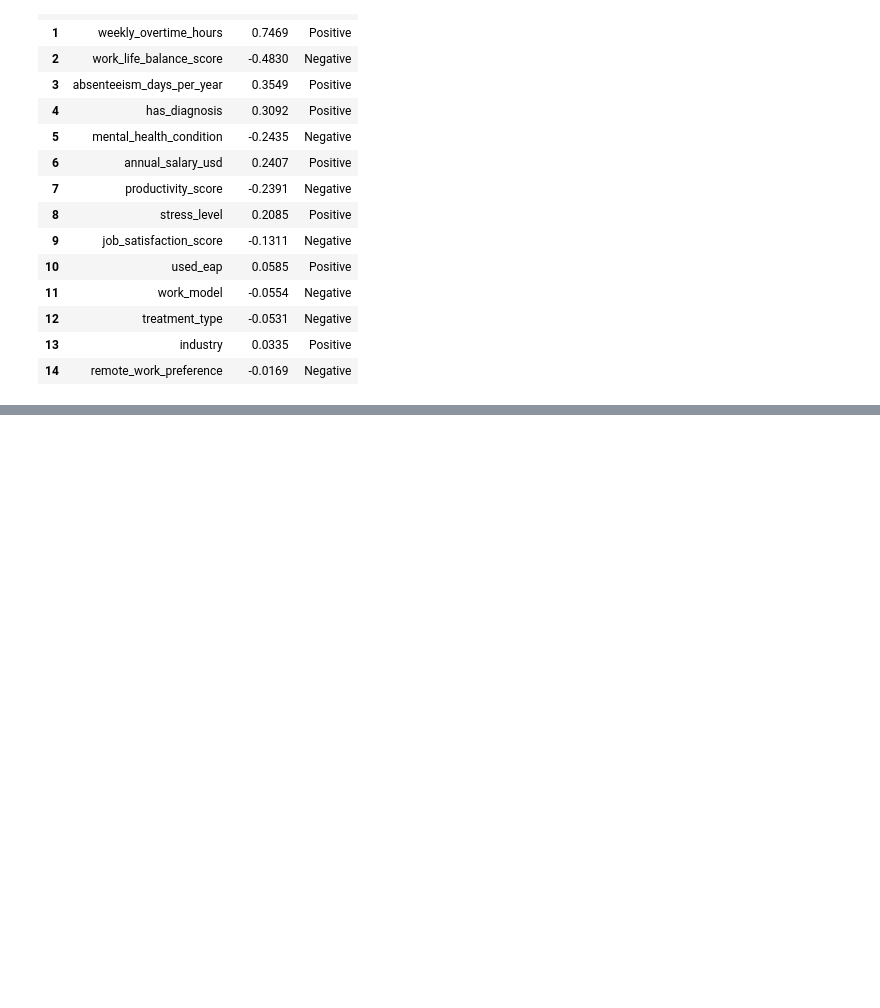
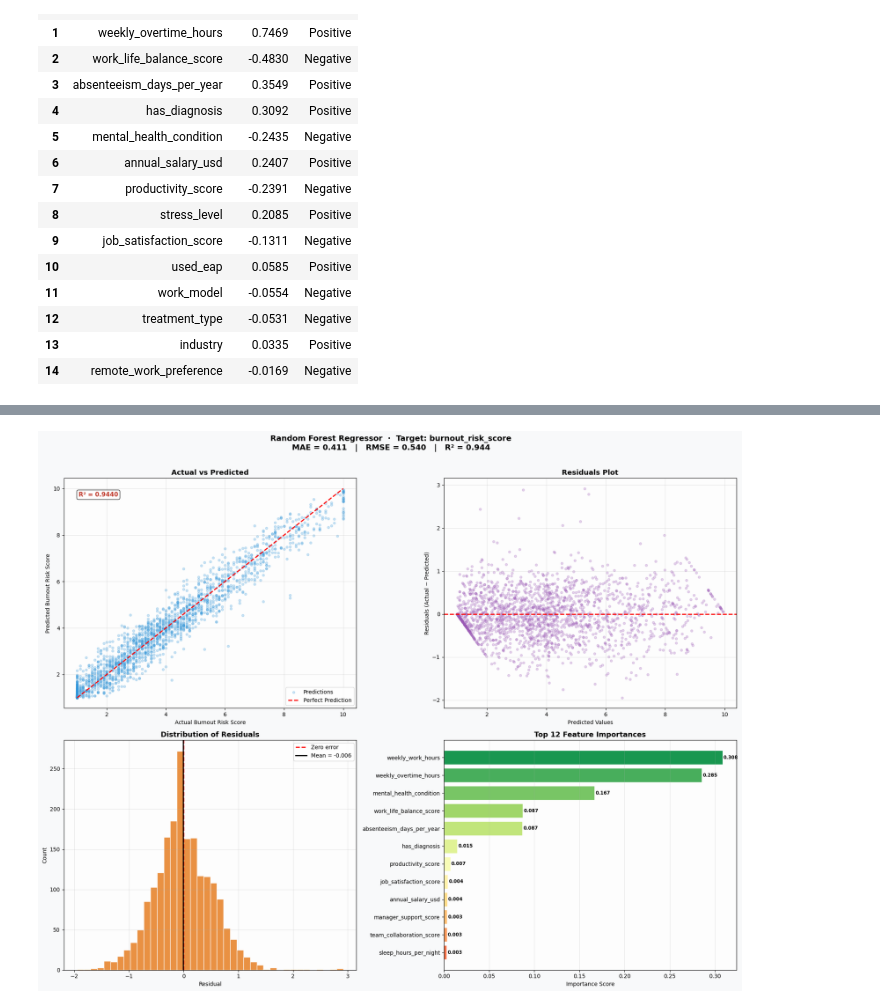
Before and after one commit to aghasaud1996/mental-health-workplace-analysis, a Jupyter notebook: mental_health_workplace_analysis.ipynb, the cells around one changed output, grey strips where cells are left out. Saved outputs shown, nothing was run; the diff lists cells and outputs as text; code cells hidden in the pictures; blank space fills up the shorter version.

```diff
--- a/mental_health_workplace_analysis.ipynb
+++ b/mental_health_workplace_analysis.ipynb
@@ -266,0 +391,58 @@ Top correlations with PRIMARY target: burnout_risk_score
+# %%
+fig, axes = plt.subplots(2, 2, figsize=(18, 14))
+fig.patch.set_facecolor('#f8f9fa')
+
+# ── Plot 1: Actual vs Predicted ───────────────────────────────────────────────
+ax1 = axes[0, 0]
+ax1.scatter(y_test, y_pred, alpha=0.25, color='#3498db', s=18, label='Predictions')
+min_v, max_v = y_test.min(), y_test.max()
+ax1.plot([min_v, max_v], [min_v, max_v], 'r--', lw=2, label='Perfect Prediction')
+ax1.set_title('Actual vs Predicted', fontsize=13, fontweight='bold')
+ax1.set_xlabel('Actual Burnout Risk Score')
+ax1.set_ylabel('Predicted Burnout Risk Score')
+ax1.legend(); ax1.set_facecolor('#fdfdfd'); ax1.grid(alpha=0.3)
+ax1.text(0.05, 0.92, f'R² = {r2:.4f}', transform=ax1.transAxes,
+         fontsize=11, color='#c0392b', fontweight='bold',
+         bbox=dict(boxstyle='round', facecolor='white', alpha=0.8))
+
+# ── Plot 2: Residuals ─────────────────────────────────────────────────────────
+ax2 = axes[0, 1]
+residuals = y_test - y_pred
+ax2.scatter(y_pred, residuals, alpha=0.25, color='#9b59b6', s=18)
+ax2.axhline(0, color='red', lw=2, linestyle='--')
+ax2.set_title('Residuals Plot', fontsize=13, fontweight='bold')
+ax2.set_xlabel('Predicted Values')
+ax2.set_ylabel('Residuals (Actual − Predicted)')
+ax2.set_facecolor('#fdfdfd'); ax2.grid(alpha=0.3)
+
+# ── Plot 3: Residuals Distribution ───────────────────────────────────────────
+ax3 = axes[1, 0]
+ax3.hist(residuals, bins=40, color='#e67e22', edgecolor='white', alpha=0.85)
+ax3.axvline(0, color='red', lw=2, linestyle='--', label='Zero error')
+ax3.axvline(residuals.mean(), color='black', lw=2, linestyle='-',
+            label=f'Mean = {residuals.mean():.3f}')
+ax3.set_title('Distribution of Residuals', fontsize=13, fontweight='bold')
+ax3.set_xlabel('Residual'); ax3.set_ylabel('Count')
+ax3.legend(); ax3.set_facecolor('#fdfdfd'); ax3.grid(alpha=0.3)
+
+# ── Plot 4: Feature Importance (Top 12) ──────────────────────────────────────
+ax4 = axes[1, 1]
+feat_imp = pd.Series(rf.feature_importances_, index=X.columns)
+top12    = feat_imp.sort_values(ascending=True).tail(12)
+colors_f = plt.cm.RdYlGn(np.linspace(0.2, 0.9, 12))
+bars = ax4.barh(top12.index, top12.values, color=colors_f, edgecolor='white')
+for bar, val in zip(bars, top12.values):
+    ax4.text(val + 0.001, bar.get_y() + bar.get_height()/2,
+             f'{val:.3f}', va='center', fontsize=8.5, fontweight='bold')
+ax4.set_title('Top 12 Feature Importances', fontsize=13, fontweight='bold')
+ax4.set_xlabel('Importance Score')
+ax4.set_facecolor('#fdfdfd'); ax4.grid(axis='x', alpha=0.3)
+
+fig.suptitle(f'Random Forest Regressor  ·  Target: burnout_risk_score\n'
+             f'MAE = {mae:.3f}   |   RMSE = {rmse:.3f}   |   R² = {r2:.3f}',
+             fontsize=14, fontweight='bold', y=1.01)
+
+plt.tight_layout()
+plt.show()
+# %% [output]
+[figure, added]
```
Also changed, not shown: parts of 9 cells of this notebook, 1 other file.
